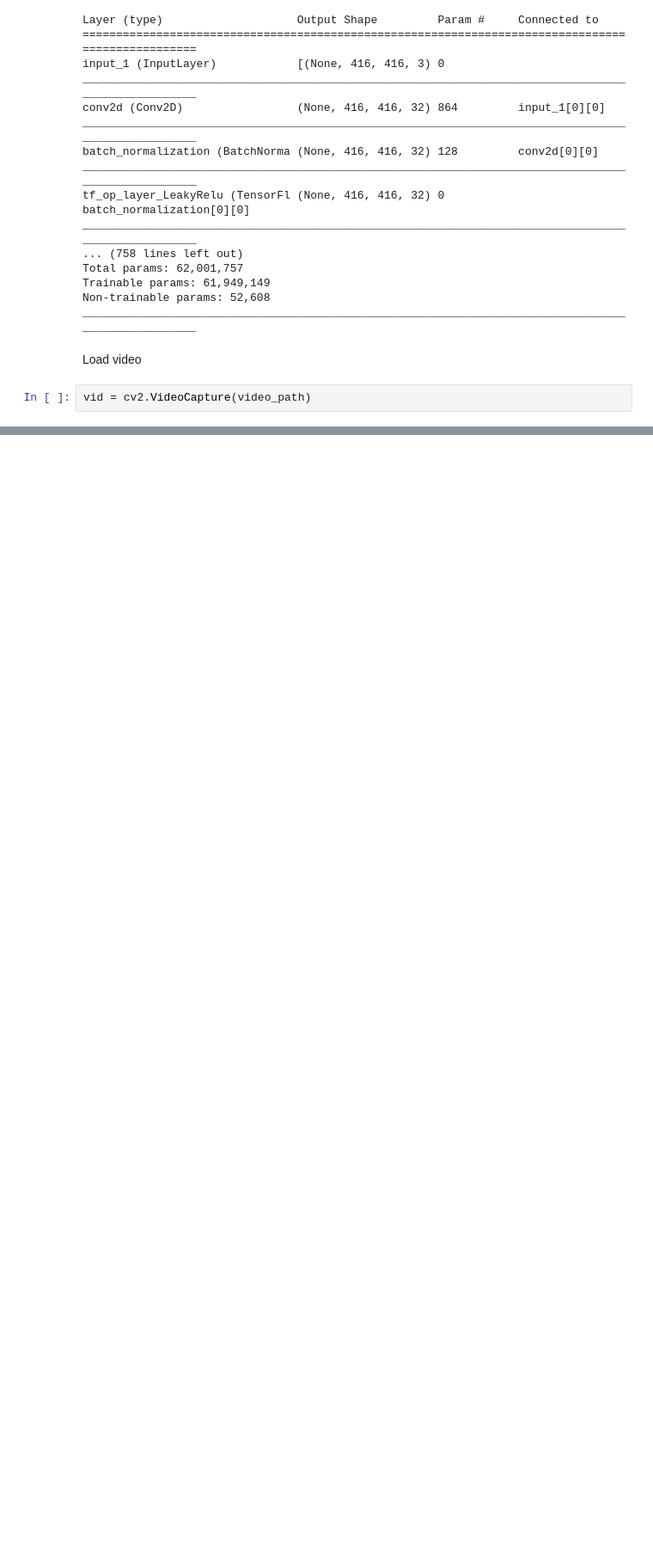
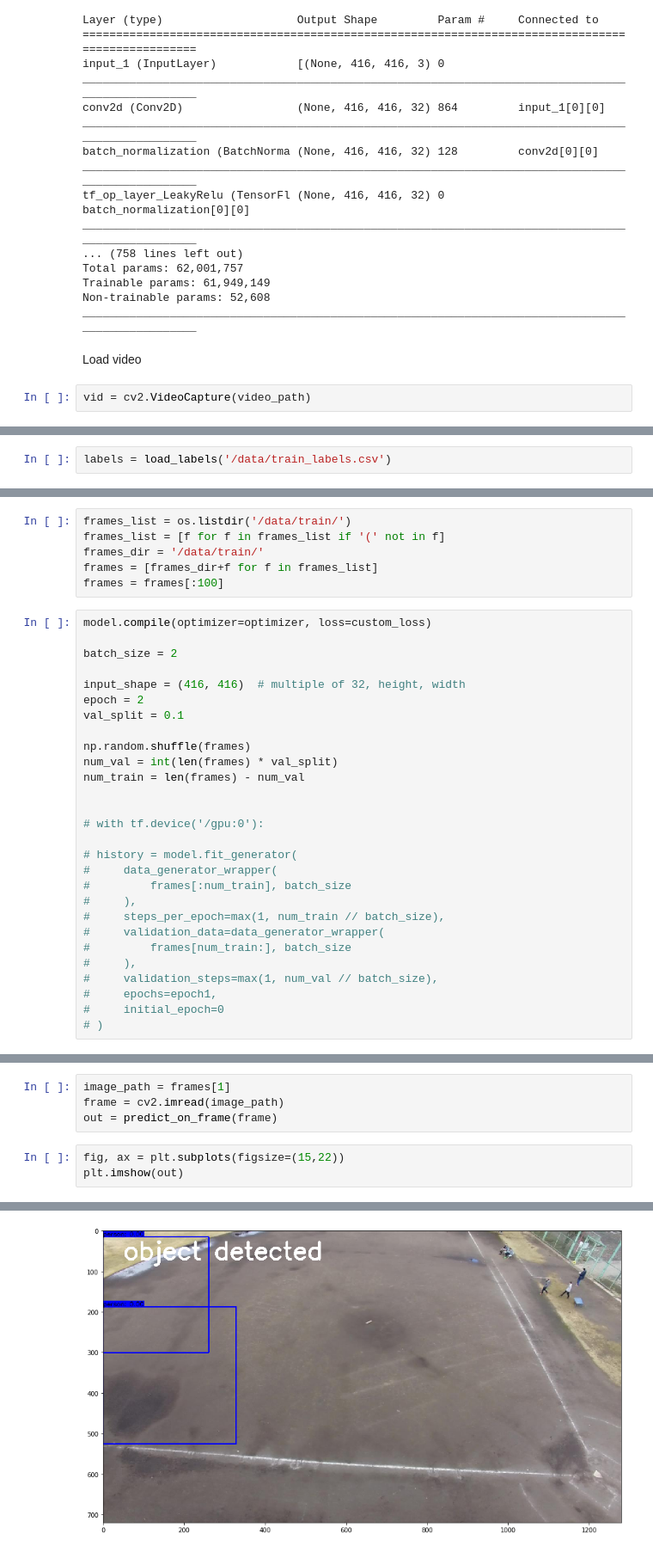
Before and after one commit to Nathanlauga/deep-learning-poacher-detection, a Jupyter notebook: notebooks/YOLOV3/Implement YOLOV3 from YunYang94 code.ipynb, the cells around one changed output, grey strips where cells are left out. Shown at 86% size. Saved outputs shown, nothing was run; the diff lists cells and outputs as text; blank space fills up the shorter version.

```diff
--- a/notebooks/YOLOV3/Implement YOLOV3 from YunYang94 code.ipynb
+++ b/notebooks/YOLOV3/Implement YOLOV3 from YunYang94 code.ipynb
@@ -223,0 +417,2 @@ VideoWriter(...)
+# %%
+labels = load_labels('/data/train_labels.csv')
@@ -223,0 +772,34 @@ VideoWriter(...)
+# %%
+frames_list = os.listdir('/data/train/')
+frames_list = [f for f in frames_list if '(' not in f]
+frames_dir = '/data/train/'
+frames = [frames_dir+f for f in frames_list]
+frames = frames[:100]
+# %%
+model.compile(optimizer=optimizer, loss=custom_loss)
+
+batch_size = 2
+
+input_shape = (416, 416)  # multiple of 32, height, width
+epoch = 2
+val_split = 0.1
+
+np.random.shuffle(frames)
+num_val = int(len(frames) * val_split)
+num_train = len(frames) - num_val
+
+
+# with tf.device('/gpu:0'):
+
+# history = model.fit_generator(
+#     data_generator_wrapper(
+#         frames[:num_train], batch_size
+#     ),
+#     steps_per_epoch=max(1, num_train // batch_size),
+#     validation_data=data_generator_wrapper(
+#         frames[num_train:], batch_size
+#     ),
+#     validation_steps=max(1, num_val // batch_size),
+#     epochs=epoch1,
+#     initial_epoch=0
+# )
@@ -223,0 +1042,8 @@ VideoWriter(...)
+# %%
+image_path = frames[1]
+frame = cv2.imread(image_path)
+out = predict_on_frame(frame)
+# %%
+fig, ax = plt.subplots(figsize=(15,22))
+plt.imshow(out)
+# %% [output]
@@ -223,0 +1051 @@ VideoWriter(...)
+[figure, added]
```
Also changed, not shown: parts of 31 cells of this notebook.
